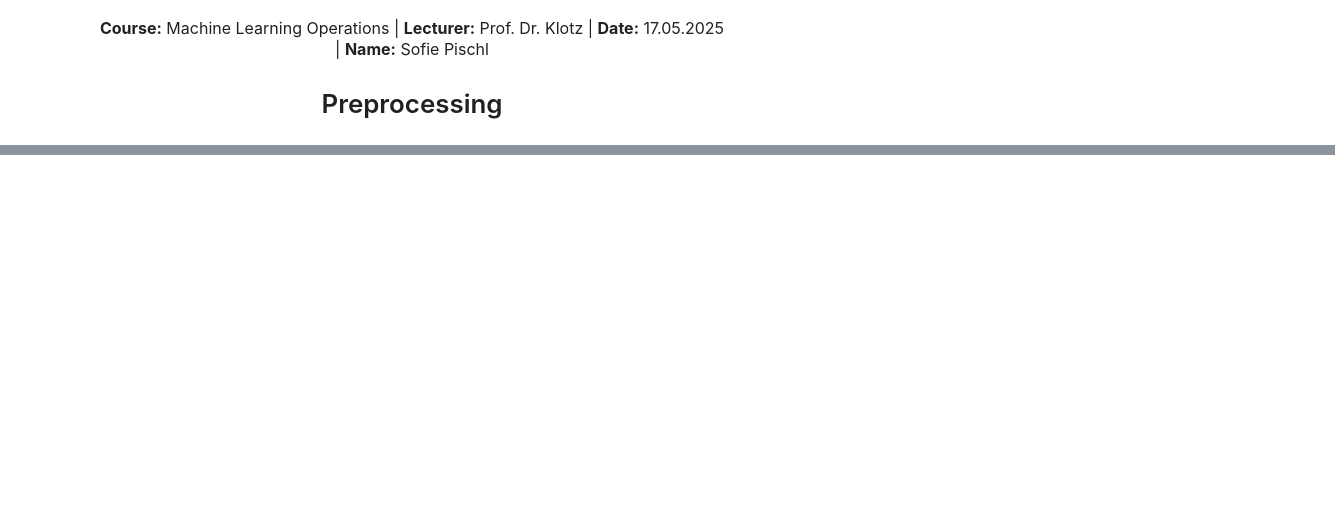
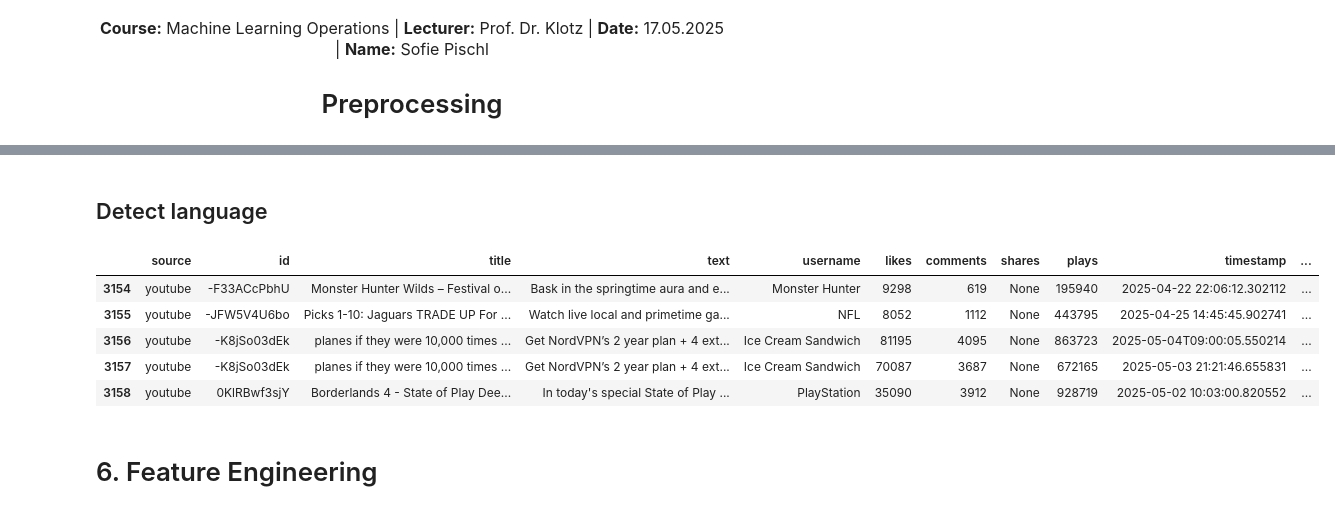
Before and after one commit to sofietheresa/TrendAnalyseSocialMedia, a Jupyter notebook: notebooks/02_preprocessing.ipynb, the cells around one changed output, grey strips where cells are left out. Cells and saved outputs as stored; diff of their text form; code cells hidden in the pictures; blank space fills up the shorter version.

```diff
--- a/notebooks/02_preprocessing.ipynb
+++ b/notebooks/02_preprocessing.ipynb
@@ -484,0 +455,45 @@ memory usage: 24.1+ KB
+# %% [markdown]
+## Detect language
+# %%
+from langdetect import detect, DetectorFactory
+from langdetect.lang_detect_exception import LangDetectException
+
+# Fixiert Zufälligkeit (für konsistente Ergebnisse)
+DetectorFactory.seed = 0
+
+def detect_language(text: str) -> str:
+    try:
+        return detect(text)
+    except LangDetectException:
+        return "unknown"
+
+def preprocess_text_fields(df: pd.DataFrame, text_cols: list[str]) -> pd.DataFrame:
+    df = df.copy()
+
+    for col in text_cols:
+        # 1. Fehlende Werte auffüllen und in Strings umwandeln
+        df[col] = df[col].fillna("").astype(str).str.strip()
+
+        # 2. Sprache erkennen
+        df[f"{col}_language"] = df[col].apply(detect_language)
+
+        # 3. Nur deutsche oder englische Einträge behalten
+        df = df[df[f"{col}_language"].isin(["en", "de"])]
+
+        # 4. Text bereinigen (z. B. Kleinschreibung, Stoppwörter entfernen, Sonderzeichen etc.)
+        df[f"{col}_clean"] = df[col].apply(lambda x: preprocess_text(x, remove_stopwords=True))
+
+    return df
+
+text_cols = ['title', 'text']
+df_preprocessed = preprocess_text_fields(df_combined, text_cols)
+df_preprocessed.head()
+# %% [output]
+|  | source | id | title | text | username | likes | comments | shares | plays | timestamp | ... |
+| 3154 | youtube | -F33ACcPbhU | Monster Hunter Wilds – Festival o... | Bask in the springtime aura and e... | Monster Hunter | 9298 | 619 | None | 195940 | 2025-04-22 22:06:12.302112 | ... |
+| 3155 | youtube | -JFW5V4U6bo | Picks 1-10: Jaguars TRADE UP For ... | Watch live local and primetime ga... | NFL | 8052 | 1112 | None | 443795 | 2025-04-25 14:45:45.902741 | ... |
+| 3156 | youtube | -K8jSo03dEk | planes if they were 10,000 times ... | Get NordVPN’s 2 year plan + 4 ext... | Ice Cream Sandwich | 81195 | 4095 | None | 863723 | 2025-05-04T09:00:05.550214 | ... |
+| 3157 | youtube | -K8jSo03dEk | planes if they were 10,000 times ... | Get NordVPN’s 2 year plan + 4 ext... | Ice Cream Sandwich | 70087 | 3687 | None | 672165 | 2025-05-03 21:21:46.655831 | ... |
+| 3158 | youtube | 0KlRBwf3sjY | Borderlands 4 - State of Play Dee... | In today's special State of Play ... | PlayStation | 35090 | 3912 | None | 928719 | 2025-05-02 10:03:00.820552 | ... |
+# %% [markdown]
+# 6. Feature Engineering
```
Also changed, not shown: parts of 49 cells of this notebook, 30 other files.
